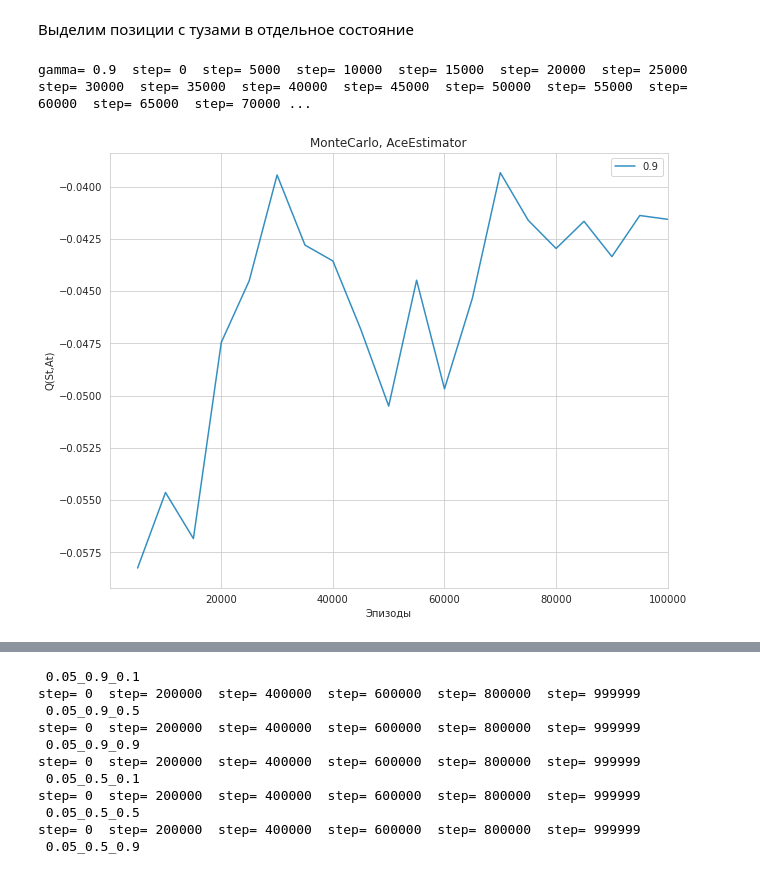
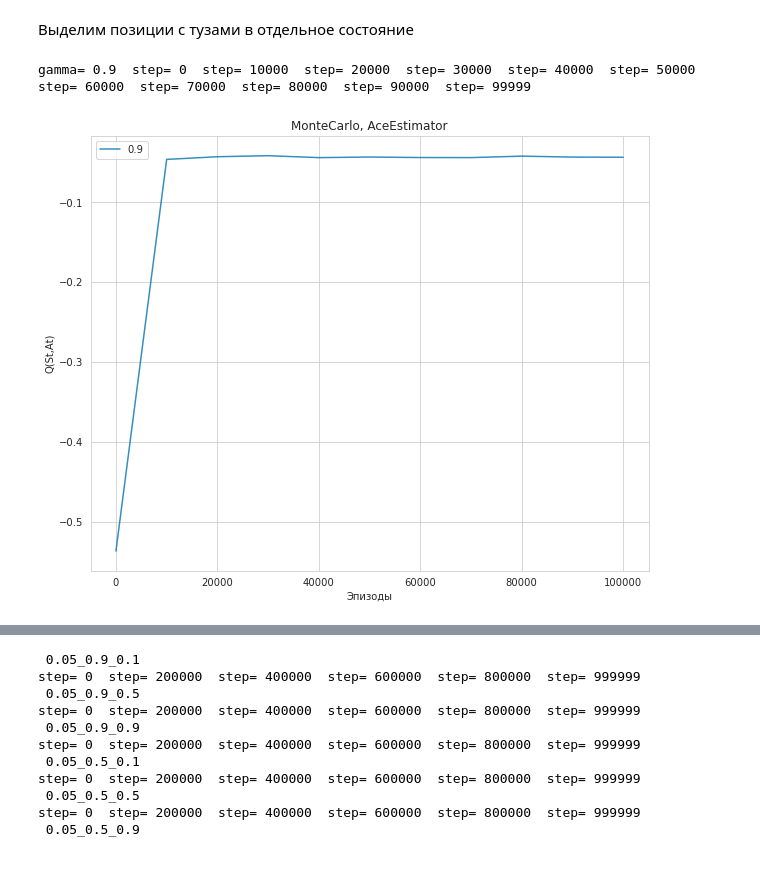
Before and after one commit to PumbaOmsk/M_A_D_E__R_L, a Jupyter notebook: rl_HW1_vvedenskiy.ipynb, the cells around one changed output, grey strips where cells are left out. Drawn from its saved outputs; the diff is of its cells as text; code cells hidden in the pictures.

```diff
--- a/rl_HW1_vvedenskiy.ipynb
+++ b/rl_HW1_vvedenskiy.ipynb
@@ -165,7 +162,7 @@ def one_bj_game(env,pi,stateEstimator):
         reward+=reward2
     return reward
 
-def reward_by_games(env,pi,N=400000,stateEstimator=DefaultStateEstimator()):
+def reward_by_games(env,pi,N=1000000,stateEstimator=DefaultStateEstimator()):
     """ Награда после отыгрывания N игр с указанными окружением, стратегией и оценщиком состояний """
     rew = 0
     for i in range(N):
@@ -438,25 +435,25 @@ plot_many_graph(step,{0.9:rewards[0.9]},"MonteCarlo, DefaultEstimator")
 # %%
 %%time
 total_episodes = 100000
-n_print = 20
+n_print = 10
 stateEstimator = AceStateEstimator()
 env_bj = BlackjackEnv(gym.make('Blackjack-v0',natural=True),False)
 
 # step,rewards = train_mc_gamma(env_bj,stateEstimator,total_episodes,n_print)
 print_step = total_episodes//n_print
 rewards = {}
 gamma = 0.9
 print("\ngamma=",gamma,end="  ")
 algo = MonteCarloBjRl(env_bj,stateEstimator,gamma)
 observer = RlObserver(env_bj,{},stateEstimator,print_step)
 for i in range(total_episodes):
     Ret,pi = algo.step()
     observer.view(i,Ret,pi)
 values = observer.view(i,Ret,pi,True)
 algo.close()
 rewards[gamma] = observer.getValues("Reward")
 step = observer.getSteps()
-plot_many_graph(step,rewards,"MonteCarlo, AceEstimator")
+plot_many_graph(step,rewards,"MonteCarlo, AceEstimator",0)
 # %% [output]
-gamma= 0.9  step= 0  step= 5000  step= 10000  step= 15000  step= 20000  step= 25000  step= 30000  step= 35000  step= 40000  step= 45000  step= 50000  step= 55000  step= 60000  step= 65000  step= 70000 ...
+gamma= 0.9  step= 0  step= 10000  step= 20000  step= 30000  step= 40000  step= 50000  step= 60000  step= 70000  step= 80000  step= 90000  step= 99999
-[figure, old version]
+[figure, new version]
```
Also changed, not shown: parts of 13 cells of this notebook.
